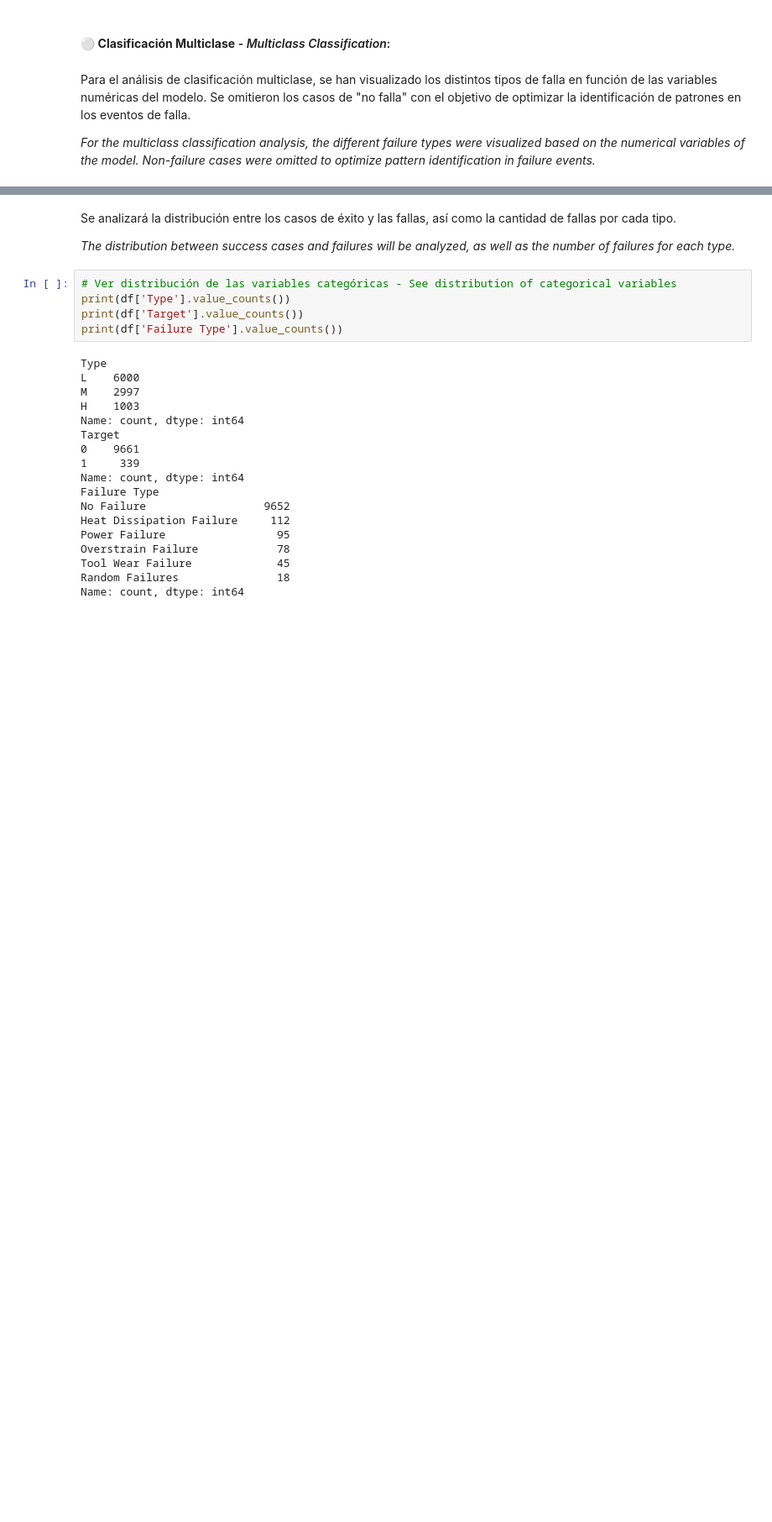
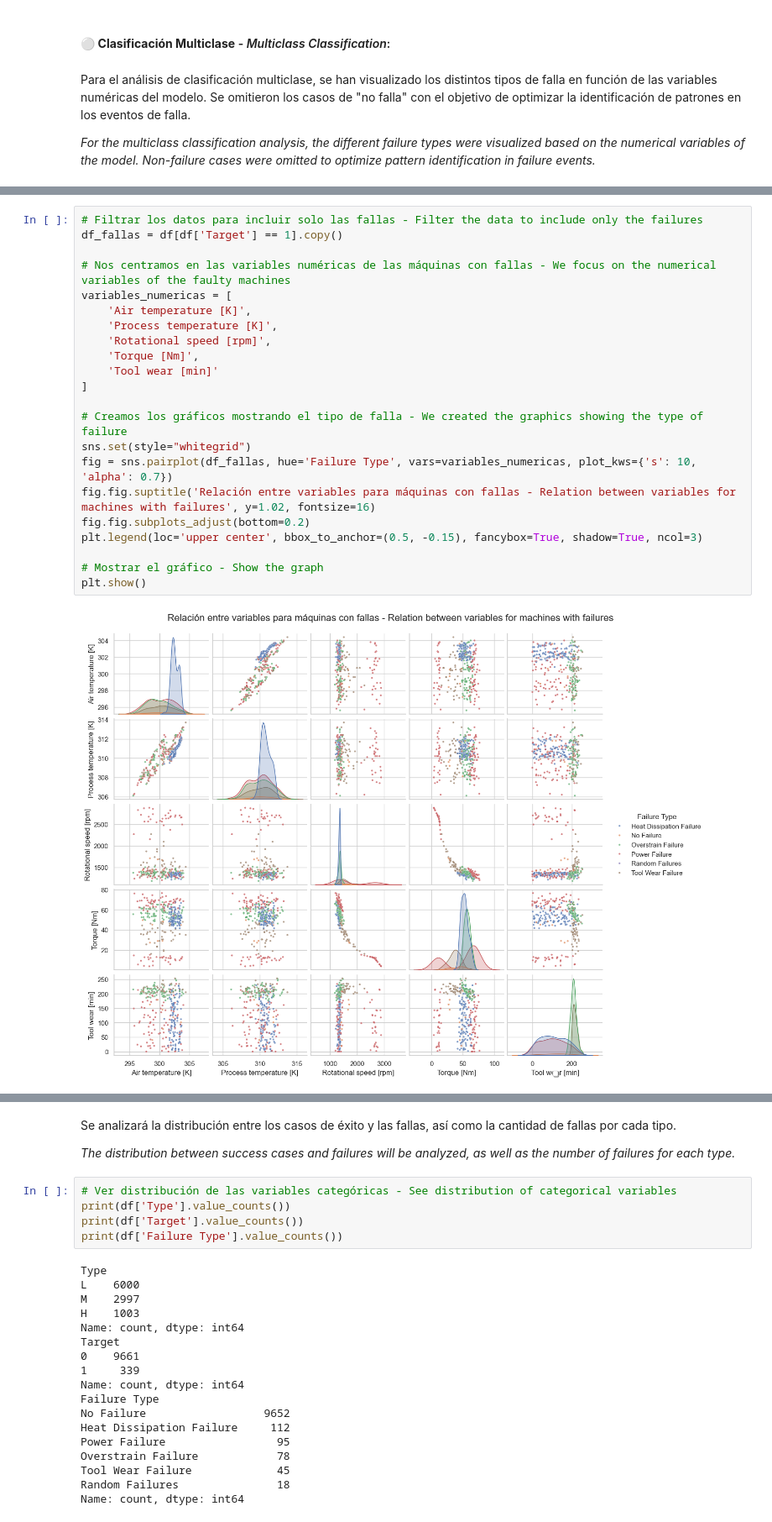
Before and after one commit to fernandoparisi/Predictive_maintenance, a Jupyter notebook: predictive_maintenance.ipynb, the cells around one changed output, grey strips where cells are left out. Shown at 84% size. Cells and saved outputs as stored; diff of their text form; blank space fills up the shorter version.

```diff
--- a/predictive_maintenance.ipynb
+++ b/predictive_maintenance.ipynb
@@ -713,3 +617,27 @@ plt.show()
+# %%
+# Filtrar los datos para incluir solo las fallas - Filter the data to include only the failures
+df_fallas = df[df['Target'] == 1].copy()
+
+# Nos centramos en las variables numéricas de las máquinas con fallas - We focus on the numerical variables of the faulty machines
+variables_numericas = [
+    'Air temperature [K]',
+    'Process temperature [K]',
+    'Rotational speed [rpm]',
+    'Torque [Nm]',
+    'Tool wear [min]'
+]
+
+# Creamos los gráficos mostrando el tipo de falla - We created the graphics showing the type of failure
+sns.set(style="whitegrid")
+fig = sns.pairplot(df_fallas, hue='Failure Type', vars=variables_numericas, plot_kws={'s': 10, 'alpha': 0.7})
+fig.fig.suptitle('Relación entre variables para máquinas con fallas - Relation between variables for machines with failures', y=1.02, fontsize=16)
+fig.fig.subplots_adjust(bottom=0.2)
+plt.legend(loc='upper center', bbox_to_anchor=(0.5, -0.15), fancybox=True, shadow=True, ncol=3)
+
+# Mostrar el gráfico - Show the graph
+plt.show()
+# %% [output]
+[figure, added]
 # %% [markdown]
 **Análisis de los Gráficos**
 
```
Also changed, not shown: parts of 16 cells of this notebook.
